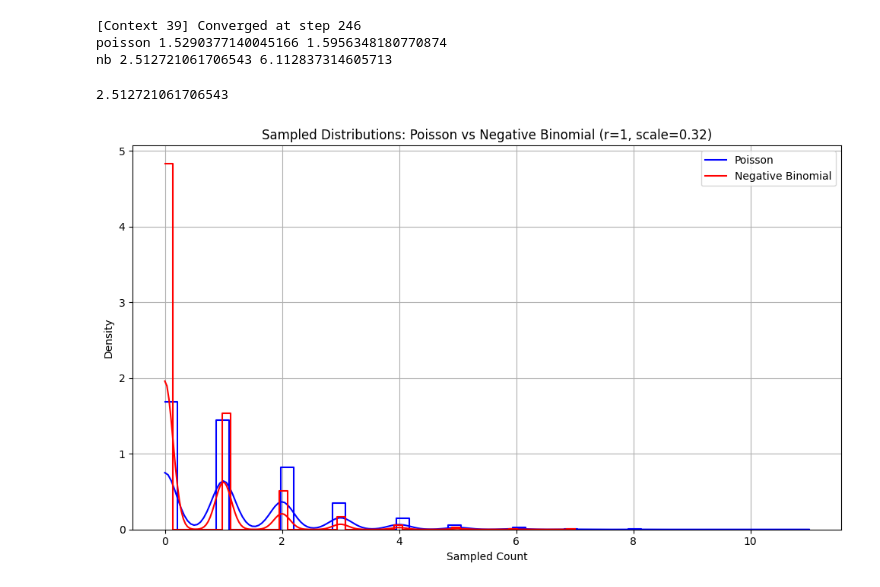
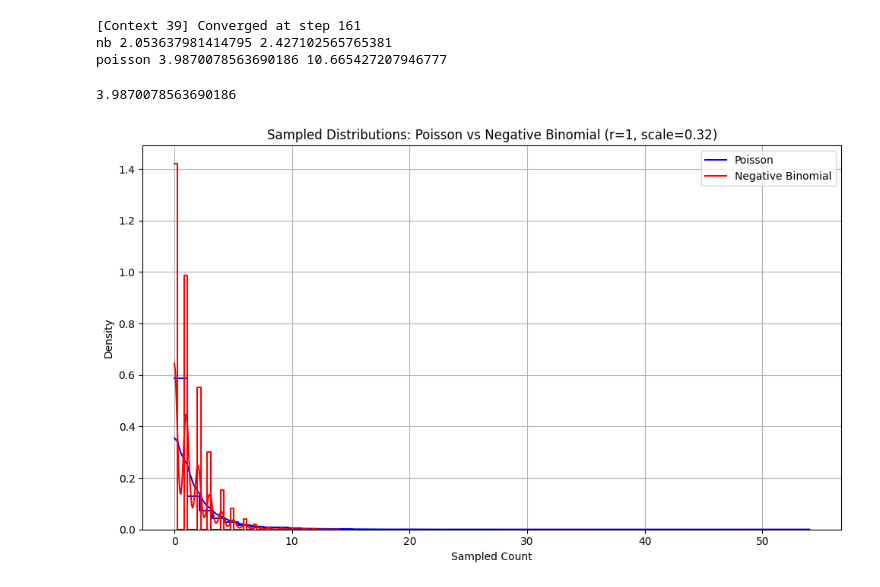
Before and after one commit to Logo96/in-context-learning-GLM, a Jupyter notebook: src/test_oracel.ipynb, the cells around one changed output. Cells and saved outputs as stored; diff of their text form; code cells hidden in the pictures.

Commit message:
nb train ready

```diff
--- a/src/test_oracel.ipynb
+++ b/src/test_oracel.ipynb
@@ -51,7 +51,7 @@ def run_oracle_on_random_context(context_len, n_tasks, d, lr, max_steps, tol, de
 
     prev = float("inf")
     for step in range(1, max_steps + 1):
-        logits = (xs_train @ w_hat).squeeze(-1).clamp(max=4)
+        logits = (xs_train @ w_hat).squeeze(-1).clamp(min=-4, max=4)
         pred = logits
         loss = loss_fn(pred, ys_train).mean()
 
@@ -87,46 +87,46 @@ def run_oracle_on_random_context(context_len, n_tasks, d, lr, max_steps, tol, de
 device = "cuda" if torch.cuda.is_available() else "cpu"
 
 run_oracle_on_random_context(context_len=40, n_tasks=10000, d=10, lr=0.05, max_steps=10000,
-                             tol=1e-10, scale=0.32, device=device, loss_type="poisson", compare_loss="nb")
+                             tol=1e-10, scale=0.32, device=device, loss_type="nb", compare_loss="poisson")
 # %% [output]
-[Context 39] Converged at step 246
-poisson 1.5290377140045166 1.5956348180770874
-nb 2.512721061706543 6.112837314605713
+[Context 39] Converged at step 161
+nb 2.053637981414795 2.427102565765381
+poisson 3.9870078563690186 10.665427207946777
-2.512721061706543
+3.9870078563690186
 # %%
 import torch
 import matplotlib.pyplot as plt
 import seaborn as sns
 
-def sample_and_plot_distributions(n_samples=10000, d=10, scale=0.32, r=1):
+def sample_and_plot_distributions(n_samples=10000, d=10, scale=0.32, r=2):
     # Generate random inputs
     xs = torch.randn(n_samples, d)
     ws = scale * torch.randn(d, 1)
     logits = xs @ ws
     mu = torch.exp(logits.clamp(max=4)).squeeze()
 
     # Sample from Poisson
     poisson_samples = torch.poisson(mu).cpu().numpy()
 
     # Sample from Negative Binomial
     r_tensor = torch.tensor(r, dtype=mu.dtype)
     logits_nb = torch.log(r_tensor) - torch.log(r_tensor + mu)
     dist_nb = torch.distributions.NegativeBinomial(total_count=r_tensor, logits=logits_nb)
     nb_samples = dist_nb.sample().cpu().numpy()
 
     # Plotting
     plt.figure(figsize=(10, 6))
     sns.histplot(poisson_samples, bins=50, color='blue', label='Poisson', stat='density', kde=True, element='step', fill=False)
     sns.histplot(nb_samples, bins=50, color='red', label='Negative Binomial', stat='density', kde=True, element='step', fill=False)
     plt.title("Sampled Distributions: Poisson vs Negative Binomial (r=1, scale=0.32)")
     plt.xlabel("Sampled Count")
     plt.ylabel("Density")
     plt.legend()
     plt.grid(True)
     plt.tight_layout()
     plt.show()
 
 # Run this in your own environment
 sample_and_plot_distributions()
 # %% [output]
-[figure, old version]
+[figure, new version]
```
Also changed, not shown: parts of 1 cell of this notebook, 4 other files.
